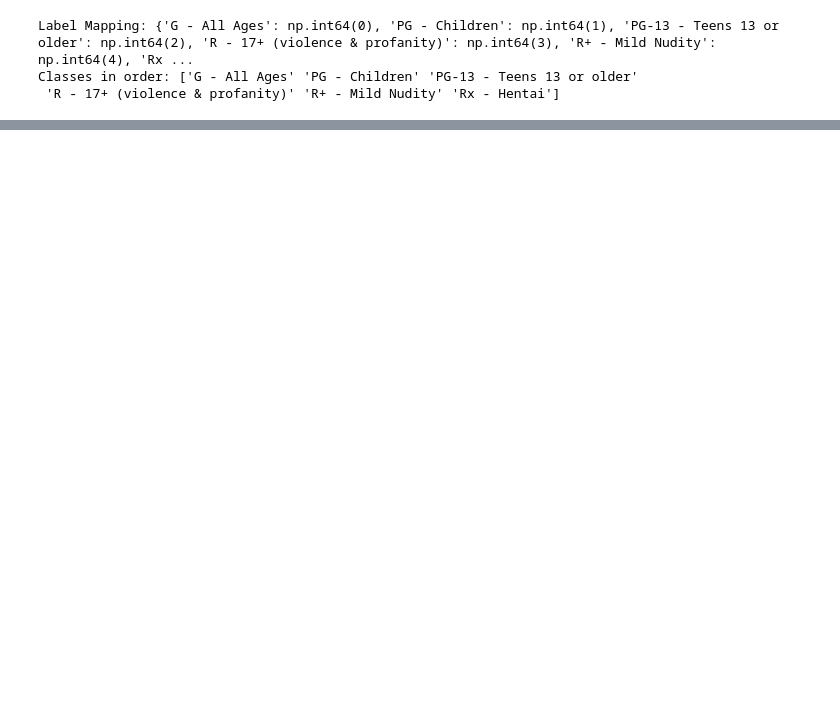
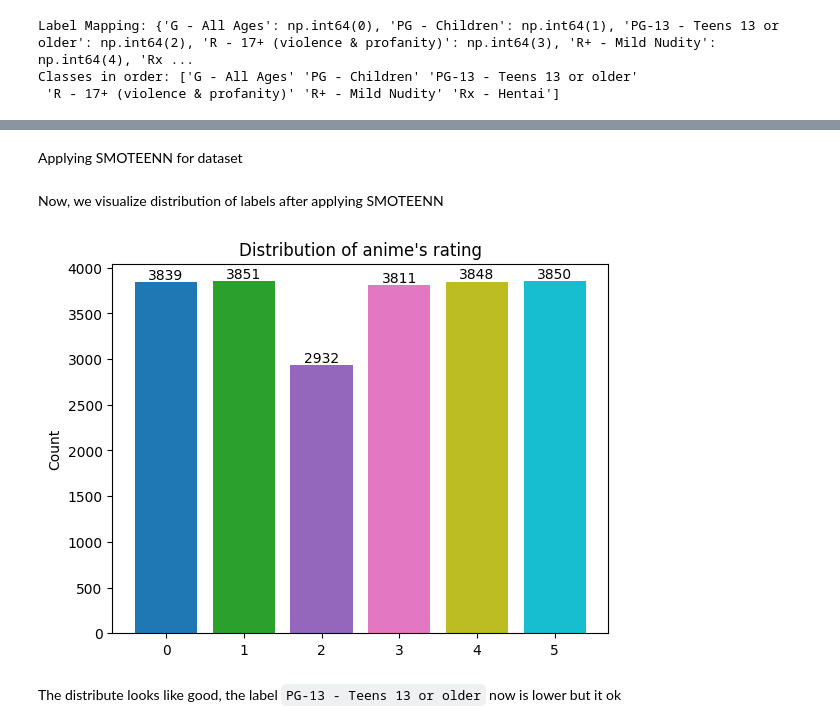
Before and after one commit to MinhHung7/Final_Project_DataScienceProgramming, a Jupyter notebook: anime_rating_classification.ipynb, the cells around one changed output, grey strips where cells are left out. Cells and saved outputs as stored; diff of their text form; code cells hidden in the pictures; blank space fills up the shorter version.

```diff
--- a/anime_rating_classification.ipynb
+++ b/anime_rating_classification.ipynb
@@ -520,0 +777,16 @@ X_train
+# %% [markdown]
+Applying SMOTEENN for dataset
+# %%
+smote_enn = SMOTEENN(random_state=42, sampling_strategy = 'not majority')
+X_smoteenn, y_smoteenn = smote_enn.fit_resample(X_train, y_train)
+
+y_smoteenn_df = pd.DataFrame(y_smoteenn, columns=['Rating_encoded'])
+X_smoteenn_df = pd.DataFrame(X_smoteenn, columns=X_train.keys())
+# %% [markdown]
+Now, we visualize distribution of labels after applying SMOTEENN
+# %%
+visualize(y_smoteenn_df.values)
+# %% [output]
+[figure, added]
+# %% [markdown]
+The distribute looks like good, the label `PG-13 - Teens 13 or older` now is lower but it ok
```
Also changed, not shown: parts of 88 cells of this notebook, 1 other file.
